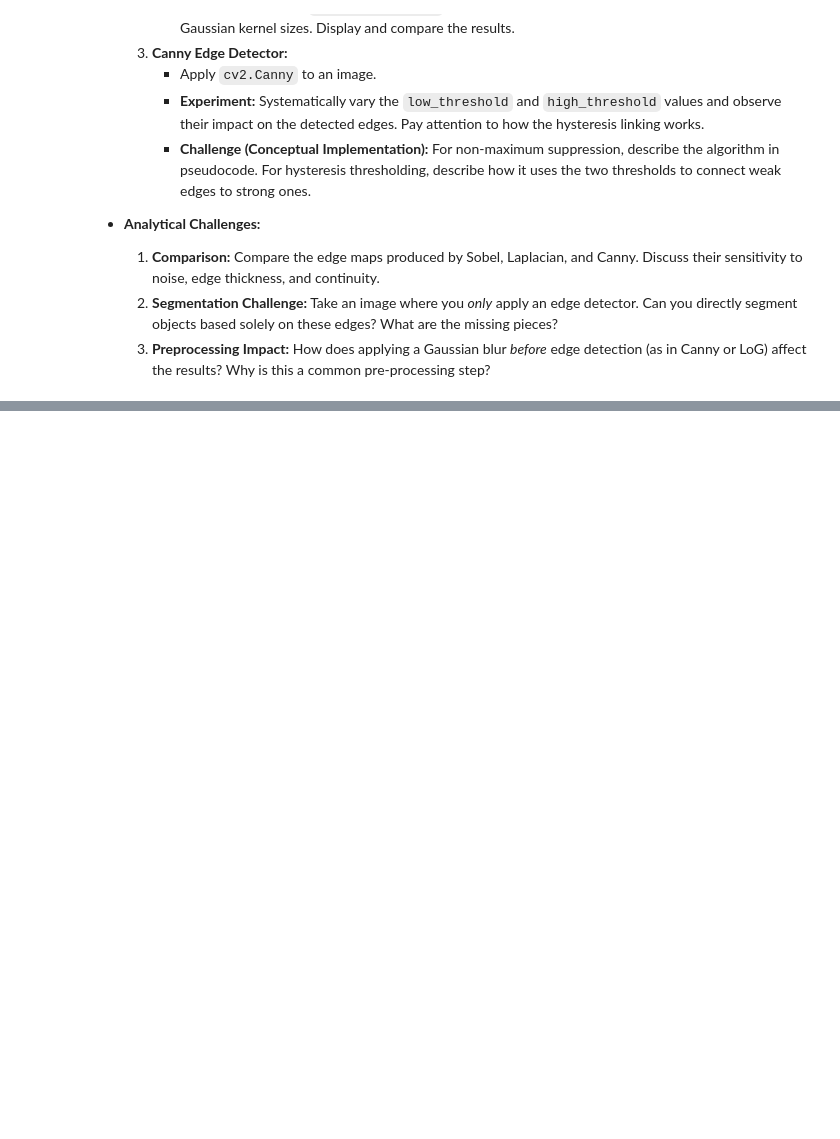
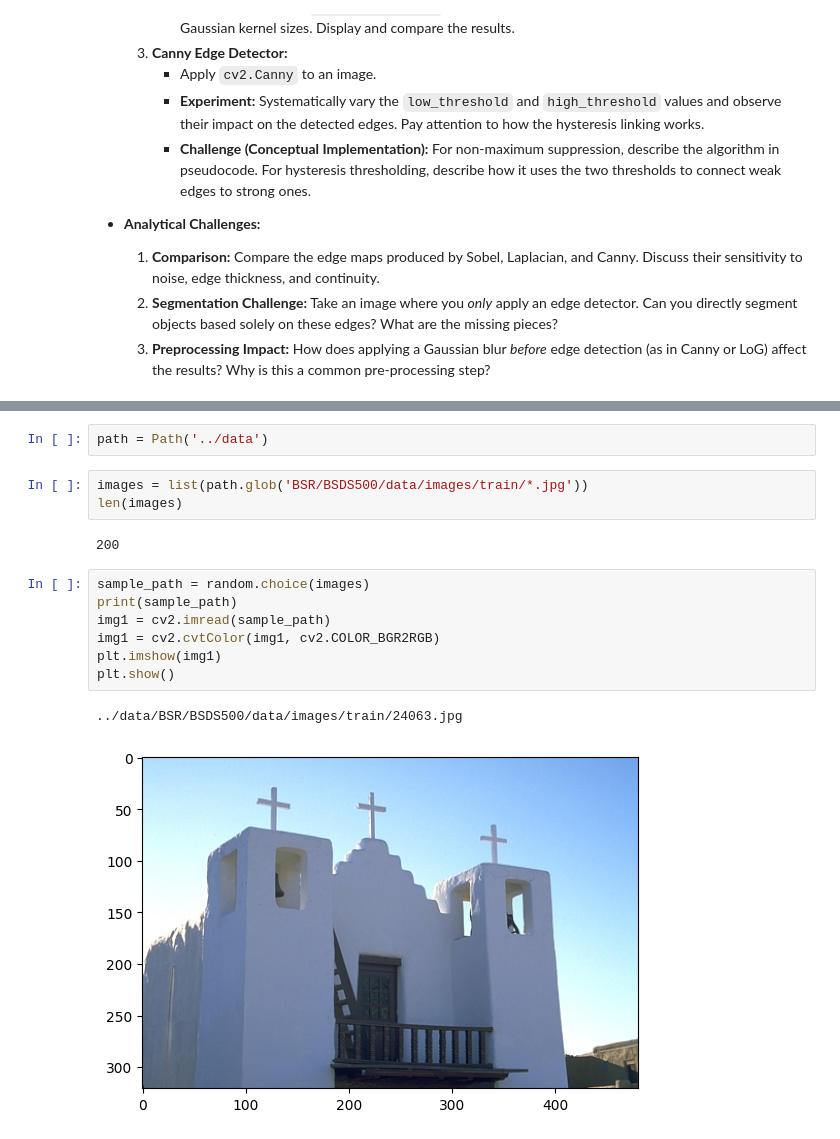
Before and after one commit to skj092/Learning-Image-segnemation, a Jupyter notebook: week1/edge-based-segmentation.ipynb, the cells around one changed output, grey strips where cells are left out. Drawn from its saved outputs; the diff is of its cells as text; blank space fills up the shorter version.

```diff
--- a/week1/edge-based-segmentation.ipynb
+++ b/week1/edge-based-segmentation.ipynb
@@ -26,0 +35,17 @@
+# %%
+path = Path('../data')
+# %%
+images = list(path.glob('BSR/BSDS500/data/images/train/*.jpg'))
+len(images)
+# %% [output]
+200
+# %%
+sample_path = random.choice(images)
+print(sample_path)
+img1 = cv2.imread(sample_path)
+img1 = cv2.cvtColor(img1, cv2.COLOR_BGR2RGB)
+plt.imshow(img1)
+plt.show()
+# %% [output]
+../data/BSR/BSDS500/data/images/train/24063.jpg
+[figure, added]
```
Also changed, not shown: parts of 8 cells of this notebook, 1 other file.
